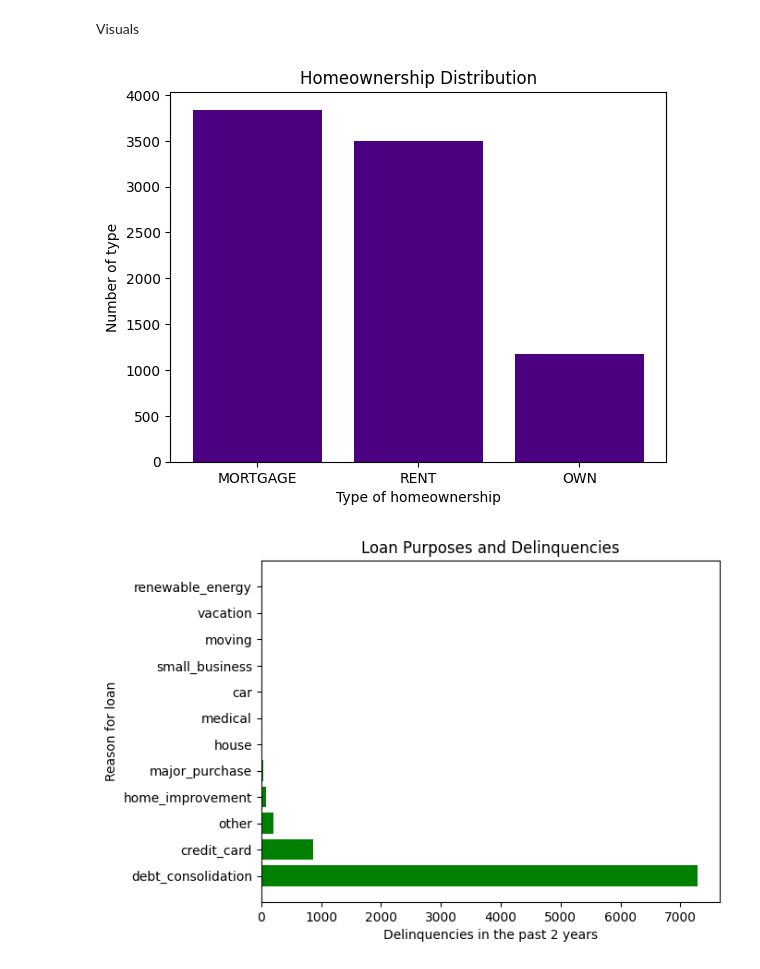
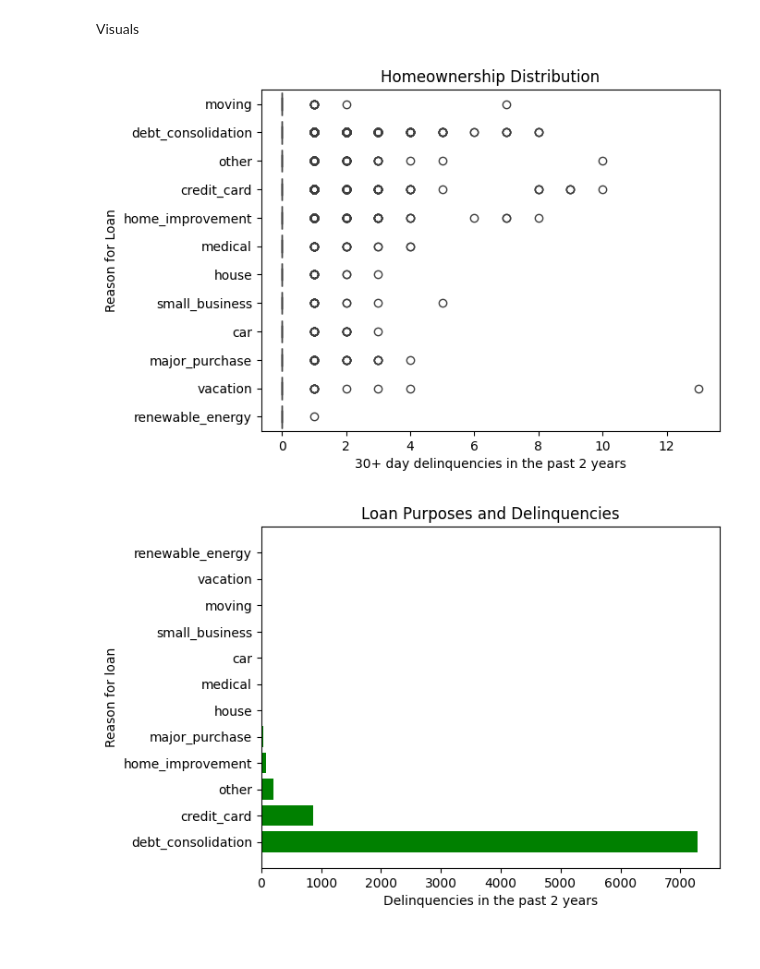
Before and after one commit to Royst97/DSRP_Roy, a Jupyter notebook: DSRP_2026_Royston.ipynb, the cells around one changed output. Drawn from its saved outputs; the diff is of its cells as text; code cells hidden in the pictures.

```diff
--- a/DSRP_2026_Royston.ipynb
+++ b/DSRP_2026_Royston.ipynb
@@ -109,17 +110,16 @@ Visuals
 # %%
 #I might want to do a question based on house ownership compared to something else so this visual is in preparation
 
-x = solo_income_df["homeownership"].value_counts().index
-y = solo_income_df["homeownership"].value_counts().values
 
-plt.bar(x, y, color="indigo")
+
+sns.boxplot(data=df, y="loan_purpose", x="delinq_2y")
 plt.title("Homeownership Distribution")
-plt.xlabel("Type of homeownership")
-plt.ylabel("Number of type")
+plt.xlabel("30+ day delinquencies in the past 2 years")
+plt.ylabel("Reason for Loan")
 
 plt.show()
 # %% [output]
-[figure, old version]
+[figure, new version]
 # %%
 x = solo_income_df["loan_purpose"].value_counts().index
 y = solo_income_df["loan_purpose"].value_counts().values
```
Also changed, not shown: parts of 1 cell of this notebook.
